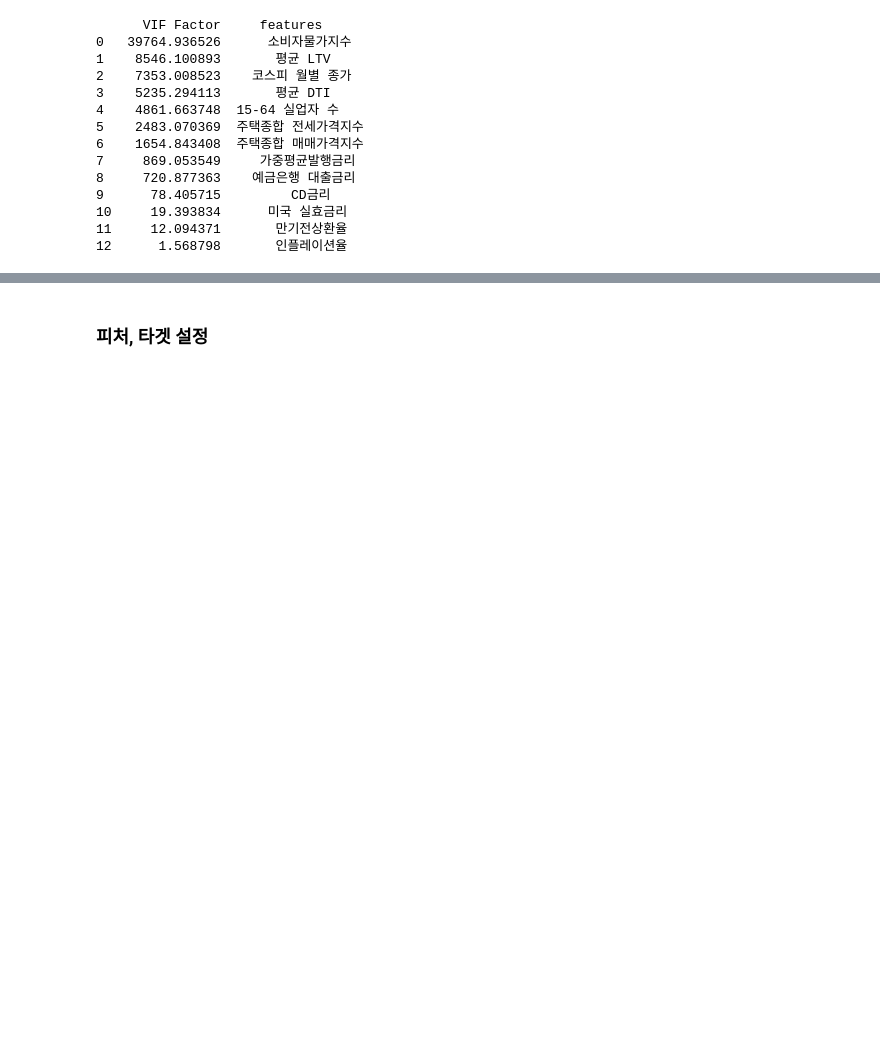
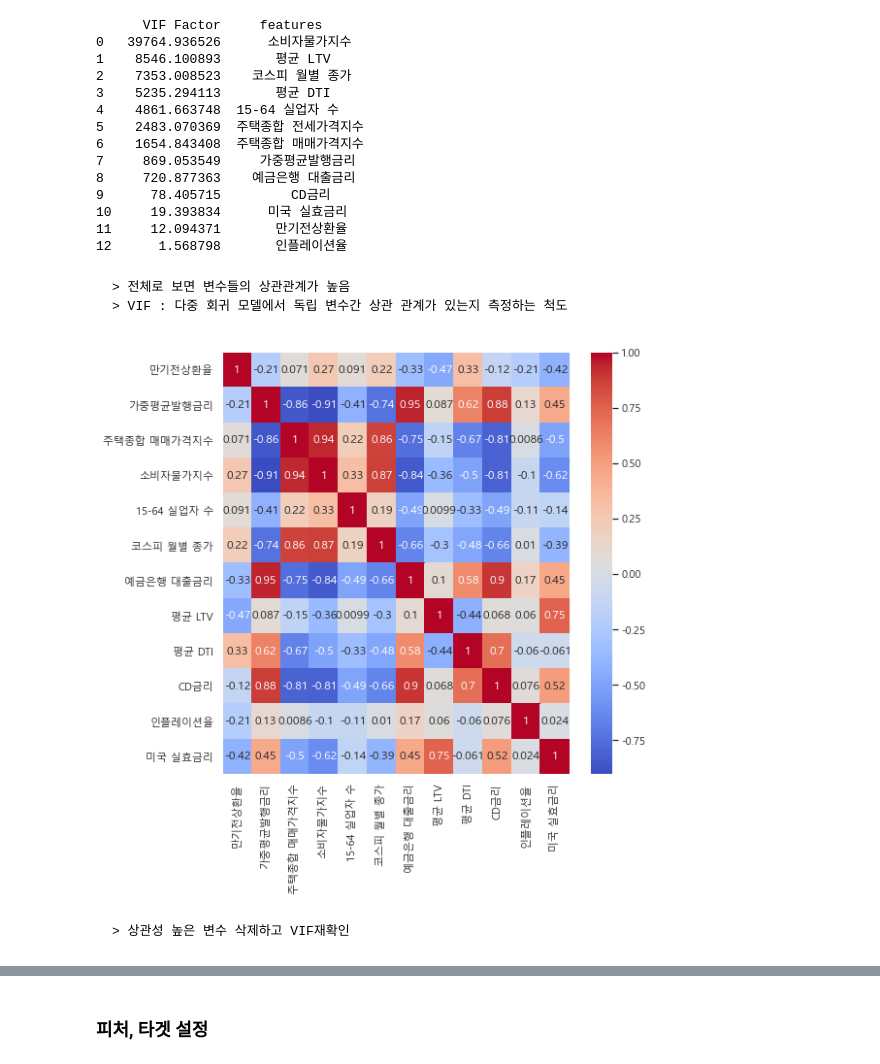
Before and after one commit to xxuvny/Project1_human, a Jupyter notebook: 02_분석 .ipynb, the cells around one changed output, grey strips where cells are left out. Saved outputs shown, nothing was run; the diff lists cells and outputs as text; code cells hidden in the pictures; blank space fills up the shorter version.

```diff
--- a/02_분석 .ipynb
+++ b/02_분석 .ipynb
@@ -56,3 +118,21 @@ find_vif(data_a)
 10     19.393834      미국 실효금리
 11     12.094371       만기전상환율
 12      1.568798       인플레이션율
+# %% [markdown]
+    > 전체로 보면 변수들의 상관관계가 높음
+    > VIF : 다중 회귀 모델에서 독립 변수간 상관 관계가 있는지 측정하는 척도
+# %%
+# 상관관계 확인 후 필요 없는 요인 제거
+data_b = data_a.copy()
+data_b.drop(columns=['주택종합 전세가격지수'], inplace=True)
+
+# 상관관계 재확인
+sns.set(rc={'figure.figsize':(8,8)}) # 히트맵 크기 설정
+plt.rc('font', family='Malgun Gothic') # 한글 깨짐 설정
+sns.heatmap(data_b.corr(), annot=True, cmap='coolwarm') # 히트맵 그리기
+plt.rcParams['axes.unicode_minus'] = False # 마이너스 부호 깨지는 걸 방지함
+plt.show()
+# %% [output]
+[figure, added]
+# %% [markdown]
+    > 상관성 높은 변수 삭제하고 VIF재확인
```
Also changed, not shown: parts of 90 cells of this notebook, 3 other files.
